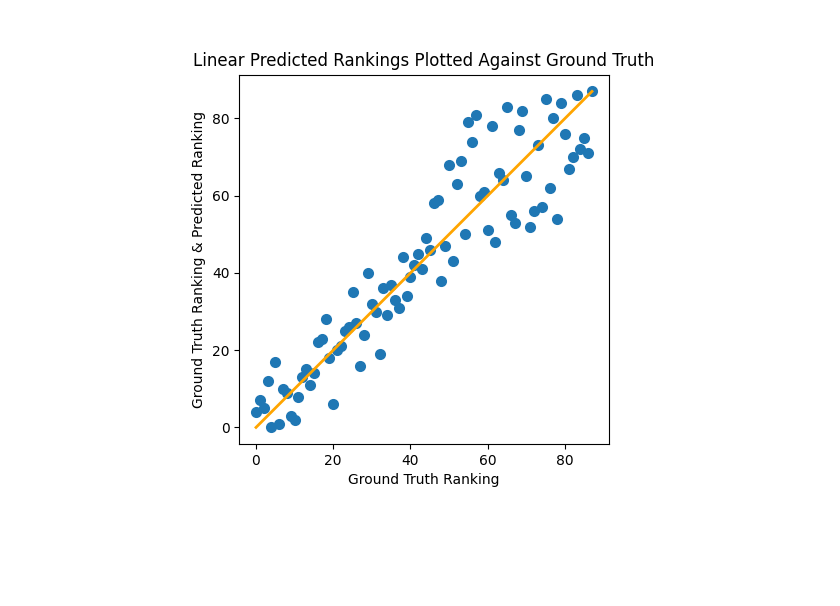
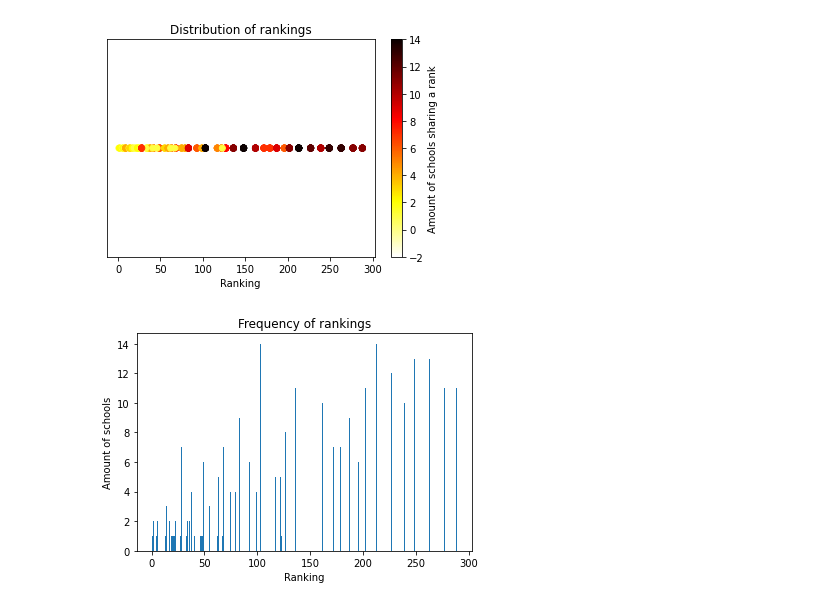
Before and after one commit to BaileyDalton007/USNEWS_Exploratory_Data_Analysis, a Jupyter notebook: data_analysis.ipynb, the cells around one changed output. Cells and saved outputs as stored; diff of their text form; code cells hidden in the pictures; blank space fills up the shorter version.

```diff
--- a/data_analysis.ipynb
+++ b/data_analysis.ipynb
@@ -69,15 +7,40 @@ plt.show()
-# %%
-# Here we are plotting the predicted rank against the ground truth
-
-fig, ax = plt.subplots()
-
-ax.plot(college_df.index.values, college_df['ground_truth'], linewidth=2, color='orange')
-ax.scatter(college_df.index.values, college_df['predicted_rank'], linewidth=2)
-ax.set_aspect('equal', adjustable='box')
-
-ax.set_xlabel('Ground Truth Ranking')
-ax.set_ylabel('Ground Truth Ranking & Predicted Ranking')
-ax.set_title('Predicted Rankings Plotted Against Ground Truth')
-plt.show()
-# %% [output]
-[figure, removed]
+# %%
+# Loads college features into a dataframe
+# Data: https://github.com/BaileyDalton007/USNEWS_College_Webscraping
+
+COLLEGE_DATA_FILE = './data/college_data.csv'
+
+df = pd.read_csv(COLLEGE_DATA_FILE, delimiter=',')
+# %%
+# Plot showing the spatial distrubition of rankings
+# We can see that they get increasingly sparsed the farther back in the ranking we go
+# Color is also determined with the amount of ties at a specific rank
+
+fig, ax = plt.subplots()
+
+line_plot = ax.scatter(df['rank'], np.zeros_like(df['rank']),
+            c=df['rank'].value_counts()[df['rank']], cmap="hot_r", vmin=-2)
+
+color_bar = fig.colorbar(line_plot)
+color_bar.set_label('Amount of schools sharing a rank')
+ax.set_title('Distribution of rankings')
+ax.set_xlabel('Ranking')
+ax.set_yticks([])
+
+plt.show()
+# %% [output]
+[figure, added]
+# %%
+# A similar plots, but more clearly showing the difference in amount of schools
+# at each rank
+fig, ax = plt.subplots()
+bar_graph = ax.bar(df['rank'], df['rank'].value_counts()[df['rank']])
+
+ax.set_title('Frequency of rankings')
+
+ax.set_ylabel('Amount of schools')
+ax.set_xlabel('Ranking')
+
+plt.show()
+# %% [output]
+[figure, added]
```
Also changed, not shown: parts of 10 cells of this notebook, 4 other files.
